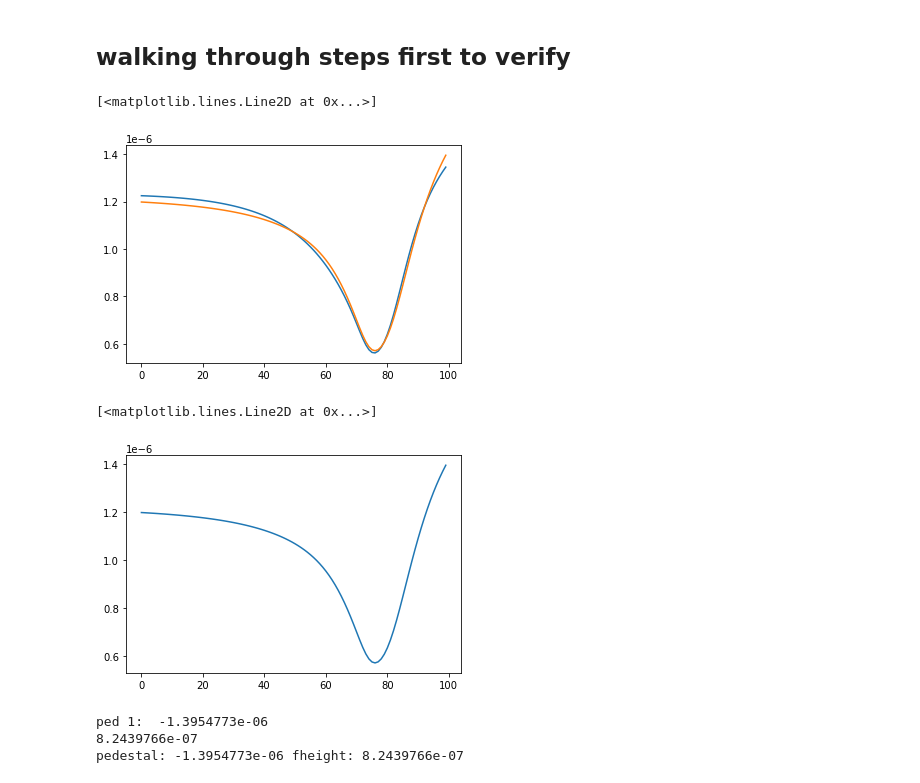
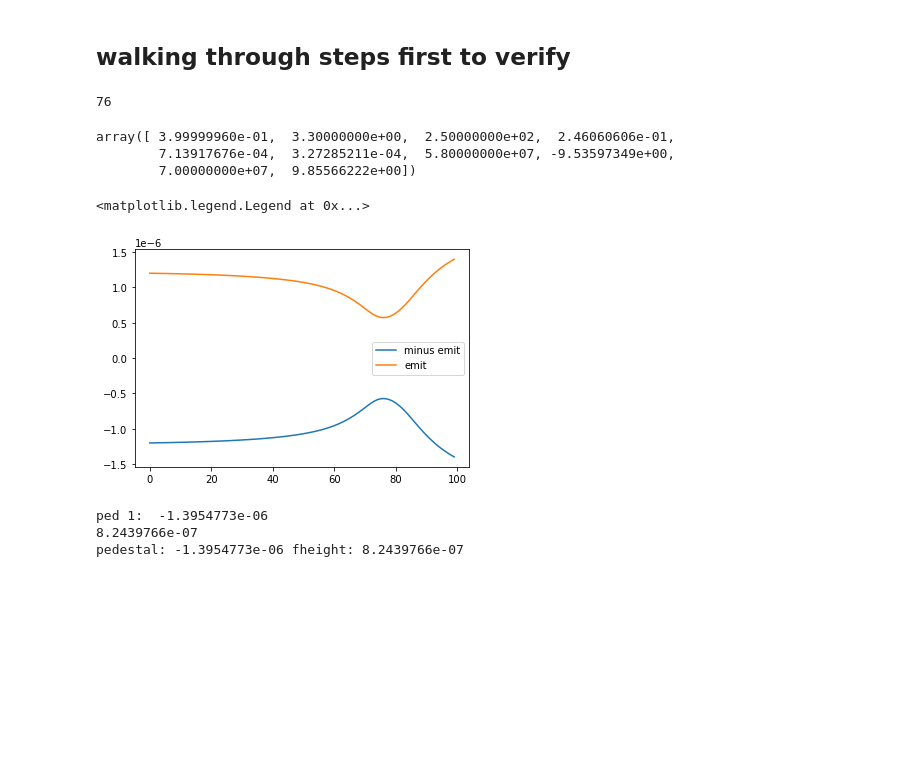
Before and after one commit to singh96aman/lcls_cu_injector_tuning, a Jupyter notebook: models/simple_models/LCLS_Cu_Inj_scalar_beam_size_emit_OTR2.ipynb, the cells around one changed output. Cells and saved outputs as stored; diff of their text form; code cells hidden in the pictures; blank space fills up the shorter version.

Commit message:
updating Hess calc

```diff
--- a/models/simple_models/LCLS_Cu_Inj_scalar_beam_size_emit_OTR2.ipynb
+++ b/models/simple_models/LCLS_Cu_Inj_scalar_beam_size_emit_OTR2.ipynb
@@ -1689,3 +1689,4 @@ x_scan[:,:]=np.copy(md_values)
 x_scan[:,loc_in['SOL1:solenoid_field_scale']]=scan
 # %%
 y=model_pred(x_scan)
+yobj=calc_obj(y)
@@ -1692,15 +1696,20 @@ y=model_pred(x_scan)
+# %%
+xmax_id
+# %% [output]
+76
+# %%
+xmax
+# %% [output]
+array([ 3.99999960e-01,  3.30000000e+00,  2.50000000e+02,  2.46060606e-01,
+        7.13917676e-04,  3.27285211e-04,  5.80000000e+07, -9.53597349e+00,
+        7.00000000e+07,  9.85566222e+00])
 # %%
-plt.plot(y[:,loc_out['norm_emit_x']])
+plt.plot(-yobj)
 plt.plot(np.sqrt(y[:,loc_out['norm_emit_x']]*y[:,loc_out['norm_emit_y']]))
+plt.legend(['minus emit','emit'])
 # %% [output]
-[<matplotlib.lines.Line2D at 0x...>]
+<matplotlib.legend.Legend at 0x...>
-[figure, old version]
+[figure, new version]
-# %%
-yo = calc_obj(y)
-plt.plot(yo)
-# %% [output]
-[<matplotlib.lines.Line2D at 0x...>]
-[figure, removed]
 # %%
 
 #negate
```
Also changed, not shown: parts of 23 cells of this notebook.
